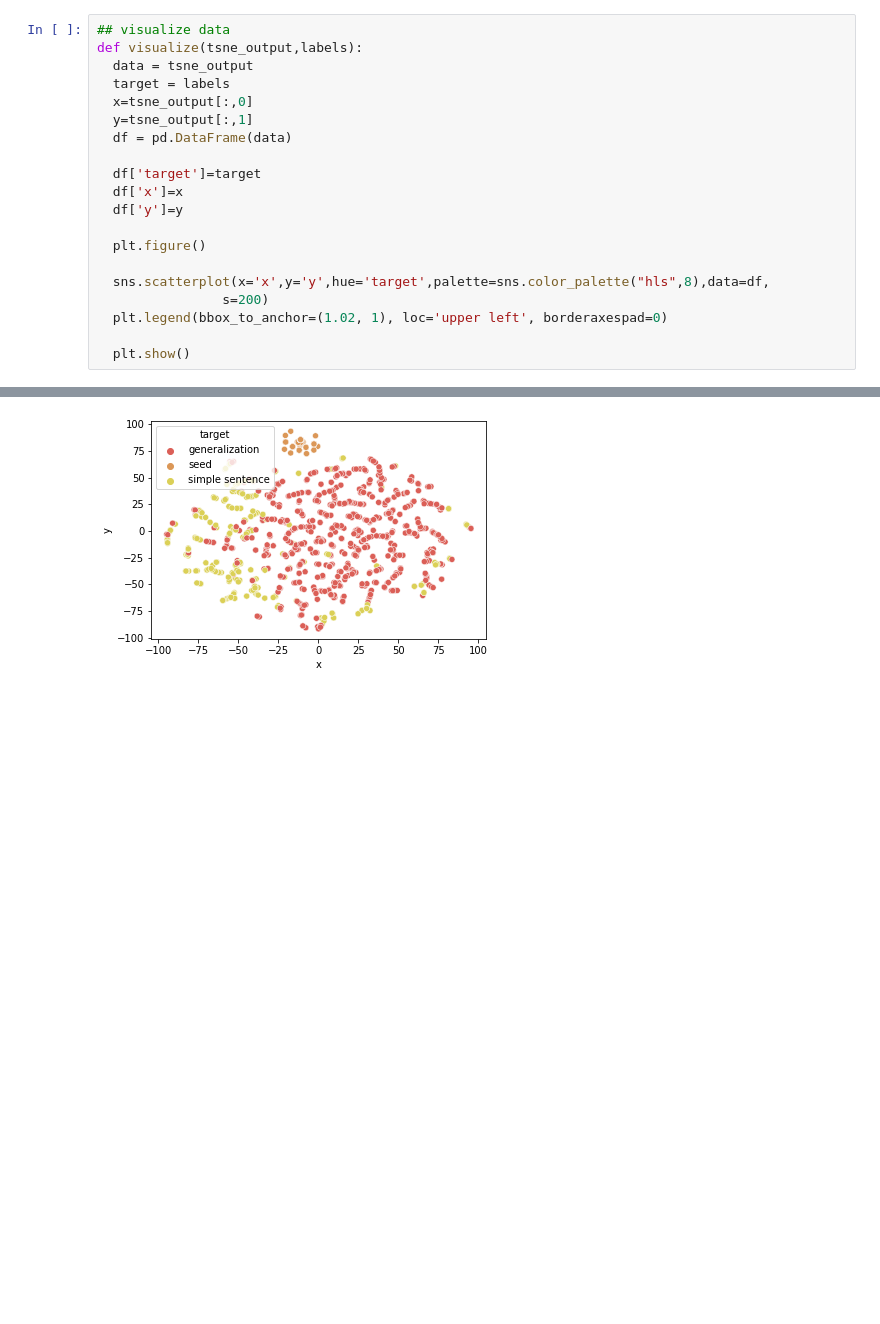
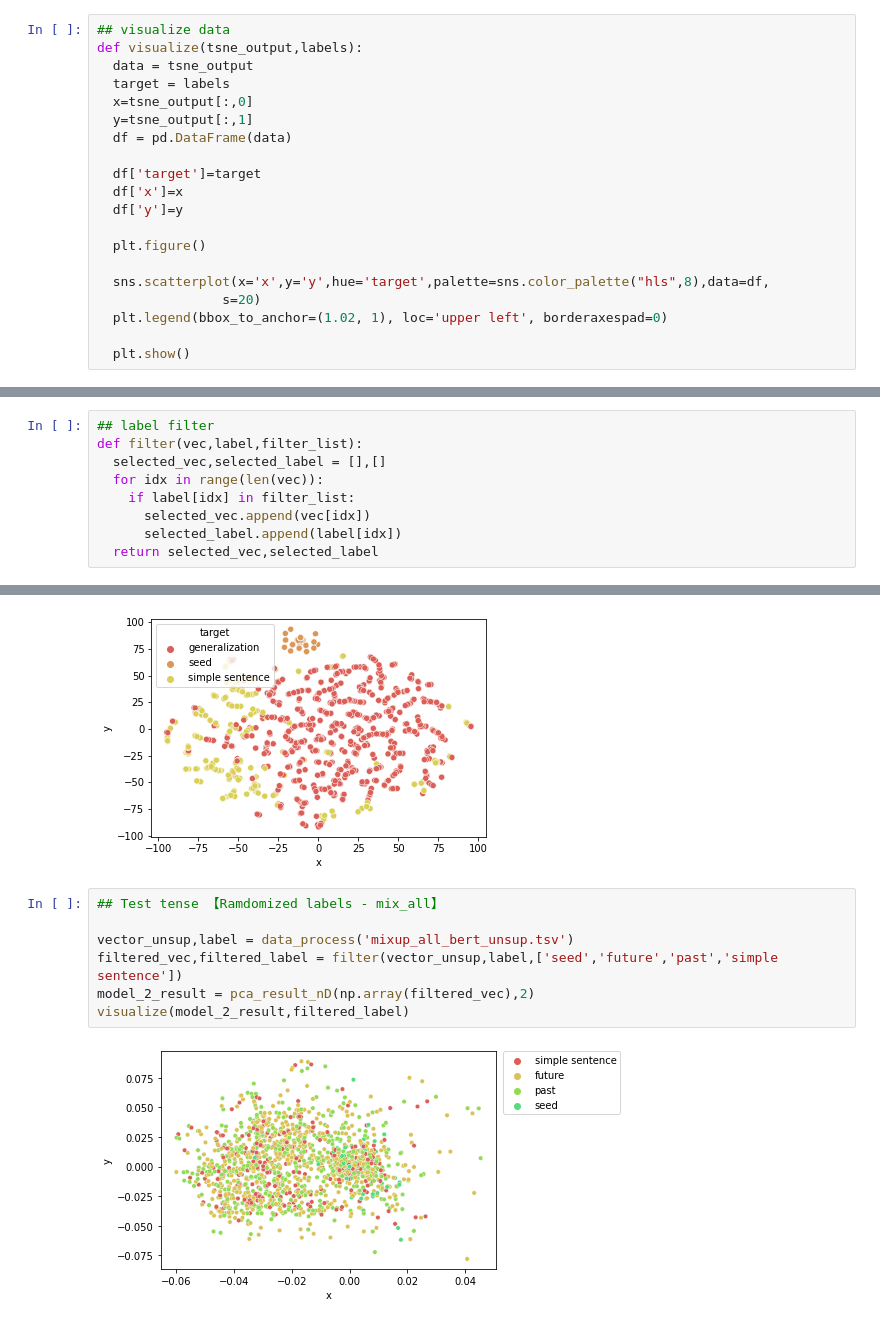
Before and after one commit to johnvojtech/sentence-topology, a Jupyter notebook: visualization/visual_unsup+random.ipynb, the cells around one changed output, grey strips where cells are left out. Cells and saved outputs as stored; diff of their text form; blank space fills up the shorter version.

```diff
--- a/visualization/visual_unsup_vec.ipynb
+++ b/visualization/visual_unsup+random.ipynb
@@ -98,7 +98,7 @@ def visualize(tsne_output,labels):
   plt.figure()
 
   sns.scatterplot(x='x',y='y',hue='target',palette=sns.color_palette("hls",8),data=df,
-                s=200)
+                s=20)
   plt.legend(bbox_to_anchor=(1.02, 1), loc='upper left', borderaxespad=0)
 
   plt.show()
@@ -229,6 +229,15 @@ for i in range(20):
 [figure]
 [figure]
 ... (8 outputs left out)
+# %%
+## label filter
+def filter(vec,label,filter_list):
+  selected_vec,selected_label = [],[]
+  for idx in range(len(vec)):
+    if label[idx] in filter_list:
+      selected_vec.append(vec[idx])
+      selected_label.append(label[idx])
+  return selected_vec,selected_label
 # %%
 ## Test sense with bert model, PCA to 2D
 vector_unsup,label = data_process('bert_vec_unsup.tsv')
@@ -243,3 +252,12 @@ model_2_result = tsne_result(pca_result_nD(np.array(filtered_vec),5))
 visualize(model_2_result,filtered_label)
 # %% [output]
 [figure]
+# %%
+## Test tense 【Ramdomized labels - mix_all】
+
+vector_unsup,label = data_process('mixup_all_bert_unsup.tsv')
+filtered_vec,filtered_label = filter(vector_unsup,label,['seed','future','past','simple sentence'])
+model_2_result = pca_result_nD(np.array(filtered_vec),2)
+visualize(model_2_result,filtered_label)
+# %% [output]
+[figure, added]
```
Also changed, not shown: parts of 3 cells of this notebook.
